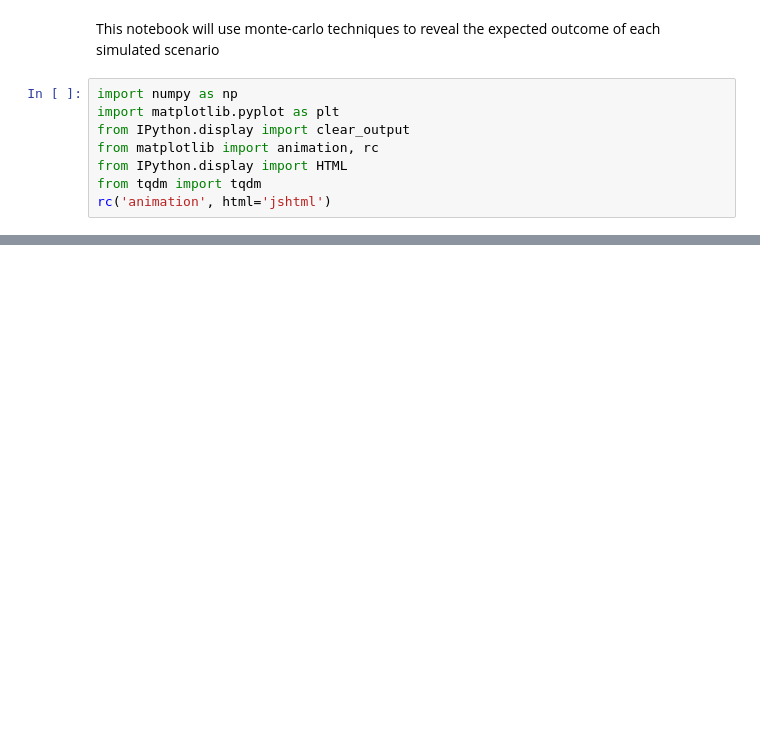
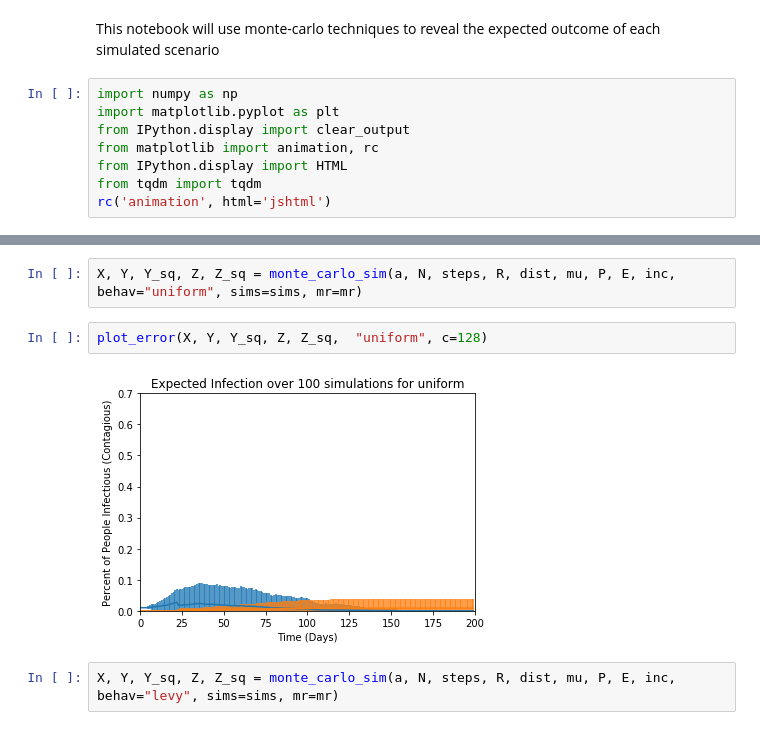
Before and after one commit to PhilipFelizarta/Spatially-Extended-SIR-Modeling, a Jupyter notebook: Monte-Carlo Analysis.ipynb, the cells around one changed output, grey strips where cells are left out. Drawn from its saved outputs; the diff is of its cells as text; blank space fills up the shorter version.

```diff
--- a/Monte-Carlo Analysis.ipynb
+++ b/Monte-Carlo Analysis.ipynb
@@ -173,0 +198,8 @@ plot_error(X, Y, Y_sq, "levy", c=256)
+# %%
+X, Y, Y_sq, Z, Z_sq = monte_carlo_sim(a, N, steps, R, dist, mu, P, E, inc, behav="uniform", sims=sims, mr=mr)
+# %%
+plot_error(X, Y, Y_sq, Z, Z_sq,  "uniform", c=128)
+# %% [output]
+[figure, added]
+# %%
+X, Y, Y_sq, Z, Z_sq = monte_carlo_sim(a, N, steps, R, dist, mu, P, E, inc, behav="levy", sims=sims, mr=mr)
```
Also changed, not shown: parts of 11 cells of this notebook.
